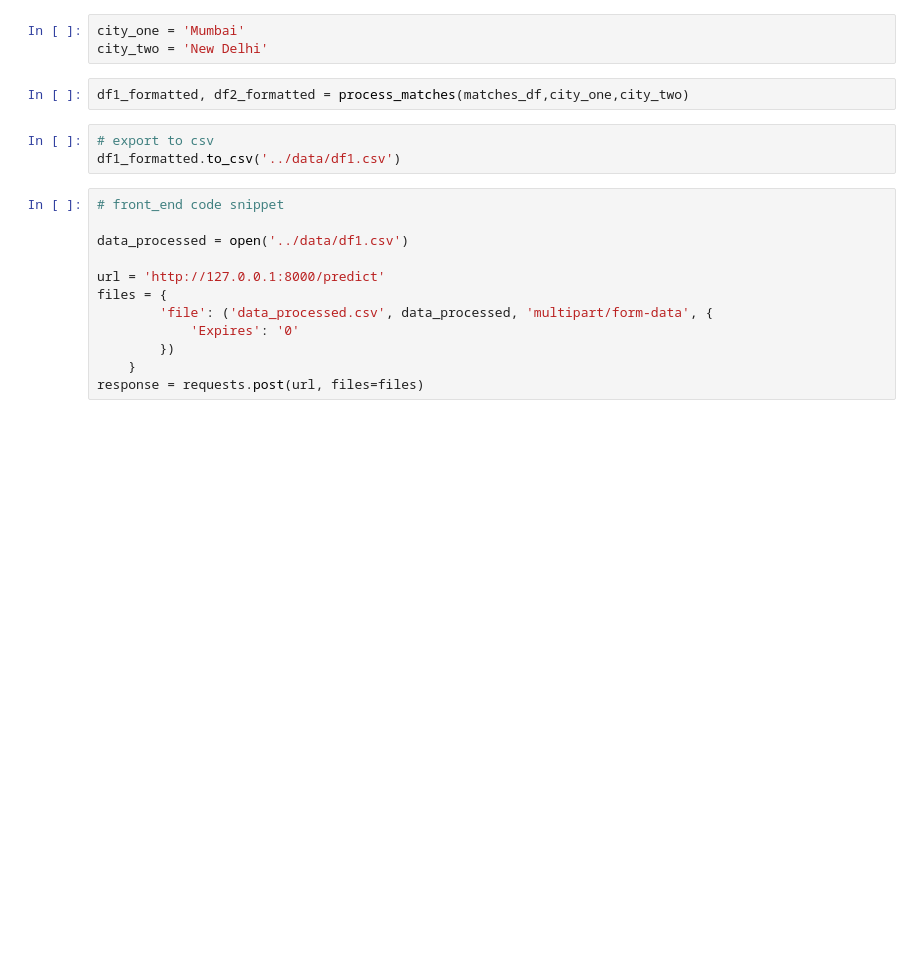
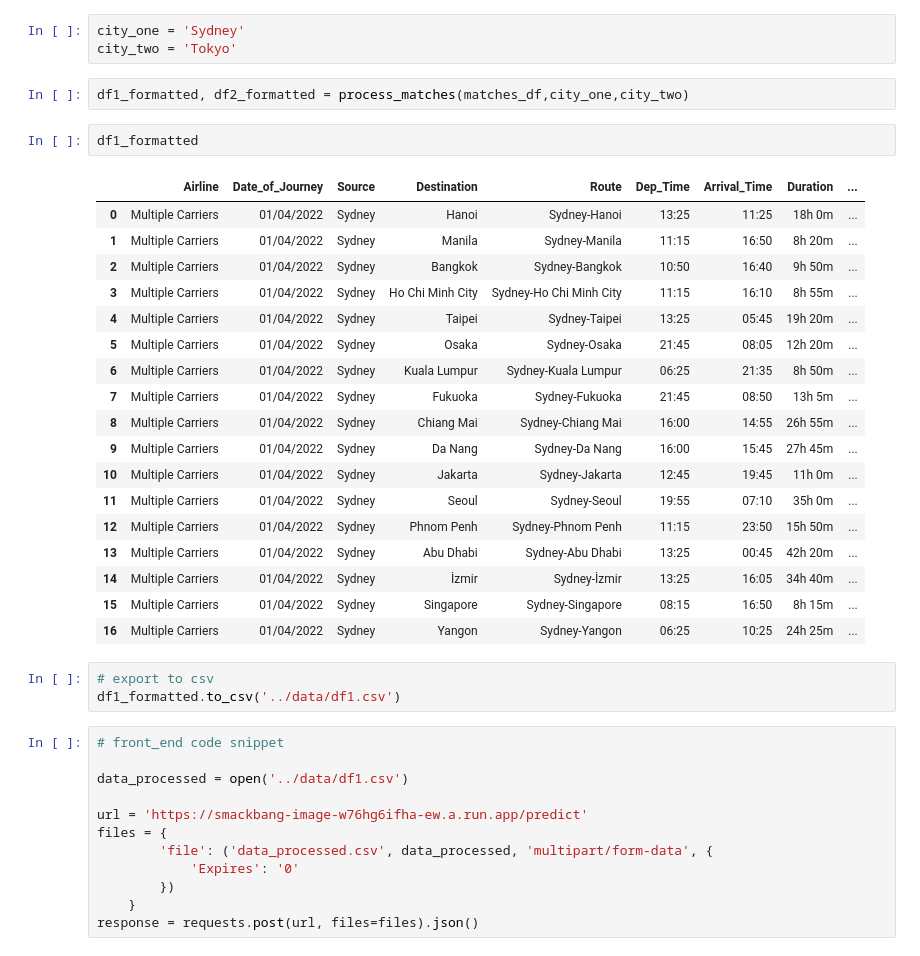
Before and after one commit to padofreo/smackbang_api, a Jupyter notebook: notebooks/flight_fare_prediction_endpoint.ipynb, the cells around one changed output. Saved outputs shown, nothing was run; the diff lists cells and outputs as text; blank space fills up the shorter version.

```diff
--- a/notebooks/flight_fare_prediction_endpoint.ipynb
+++ b/notebooks/flight_fare_prediction_endpoint.ipynb
@@ -64,8 +66,29 @@ matches_df
 # %%
-city_one = 'Mumbai'
-city_two = 'New Delhi'
+city_one = 'Sydney'
+city_two = 'Tokyo'
 # %%
 df1_formatted, df2_formatted = process_matches(matches_df,city_one,city_two)
+# %%
+df1_formatted
+# %% [output]
+|  | Airline | Date_of_Journey | Source | Destination | Route | Dep_Time | Arrival_Time | Duration | ... |
+| 0 | Multiple Carriers | 01/04/2022 | Sydney | Hanoi | Sydney-Hanoi | 13:25 | 11:25 | 18h 0m | ... |
+| 1 | Multiple Carriers | 01/04/2022 | Sydney | Manila | Sydney-Manila | 11:15 | 16:50 | 8h 20m | ... |
+| 2 | Multiple Carriers | 01/04/2022 | Sydney | Bangkok | Sydney-Bangkok | 10:50 | 16:40 | 9h 50m | ... |
+| 3 | Multiple Carriers | 01/04/2022 | Sydney | Ho Chi Minh City | Sydney-Ho Chi Minh City | 11:15 | 16:10 | 8h 55m | ... |
+| 4 | Multiple Carriers | 01/04/2022 | Sydney | Taipei | Sydney-Taipei | 13:25 | 05:45 | 19h 20m | ... |
+| 5 | Multiple Carriers | 01/04/2022 | Sydney | Osaka | Sydney-Osaka | 21:45 | 08:05 | 12h 20m | ... |
+| 6 | Multiple Carriers | 01/04/2022 | Sydney | Kuala Lumpur | Sydney-Kuala Lumpur | 06:25 | 21:35 | 8h 50m | ... |
+| 7 | Multiple Carriers | 01/04/2022 | Sydney | Fukuoka | Sydney-Fukuoka | 21:45 | 08:50 | 13h 5m | ... |
+| 8 | Multiple Carriers | 01/04/2022 | Sydney | Chiang Mai | Sydney-Chiang Mai | 16:00 | 14:55 | 26h 55m | ... |
+| 9 | Multiple Carriers | 01/04/2022 | Sydney | Da Nang | Sydney-Da Nang | 16:00 | 15:45 | 27h 45m | ... |
+| 10 | Multiple Carriers | 01/04/2022 | Sydney | Jakarta | Sydney-Jakarta | 12:45 | 19:45 | 11h 0m | ... |
+| 11 | Multiple Carriers | 01/04/2022 | Sydney | Seoul | Sydney-Seoul | 19:55 | 07:10 | 35h 0m | ... |
+| 12 | Multiple Carriers | 01/04/2022 | Sydney | Phnom Penh | Sydney-Phnom Penh | 11:15 | 23:50 | 15h 50m | ... |
+| 13 | Multiple Carriers | 01/04/2022 | Sydney | Abu Dhabi | Sydney-Abu Dhabi | 13:25 | 00:45 | 42h 20m | ... |
+| 14 | Multiple Carriers | 01/04/2022 | Sydney | İzmir | Sydney-İzmir | 13:25 | 16:05 | 34h 40m | ... |
+| 15 | Multiple Carriers | 01/04/2022 | Sydney | Singapore | Sydney-Singapore | 08:15 | 16:50 | 8h 15m | ... |
+| 16 | Multiple Carriers | 01/04/2022 | Sydney | Yangon | Sydney-Yangon | 06:25 | 10:25 | 24h 25m | ... |
 # %%
 # export to csv
 df1_formatted.to_csv('../data/df1.csv')
@@ -74,12 +97,12 @@ df1_formatted.to_csv('../data/df1.csv')
 
 data_processed = open('../data/df1.csv')
 
-url = 'http://127.0.0.1:8000/predict'
+url = 'https://smackbang-image-w76hg6ifha-ew.a.run.app/predict'
 files = {
         'file': ('data_processed.csv', data_processed, 'multipart/form-data', {
             'Expires': '0'
         })
     }
-response = requests.post(url, files=files)
+response = requests.post(url, files=files).json()
 # %%
 pd.DataFrame(response.json())
```
Also changed, not shown: parts of 3 cells of this notebook.
